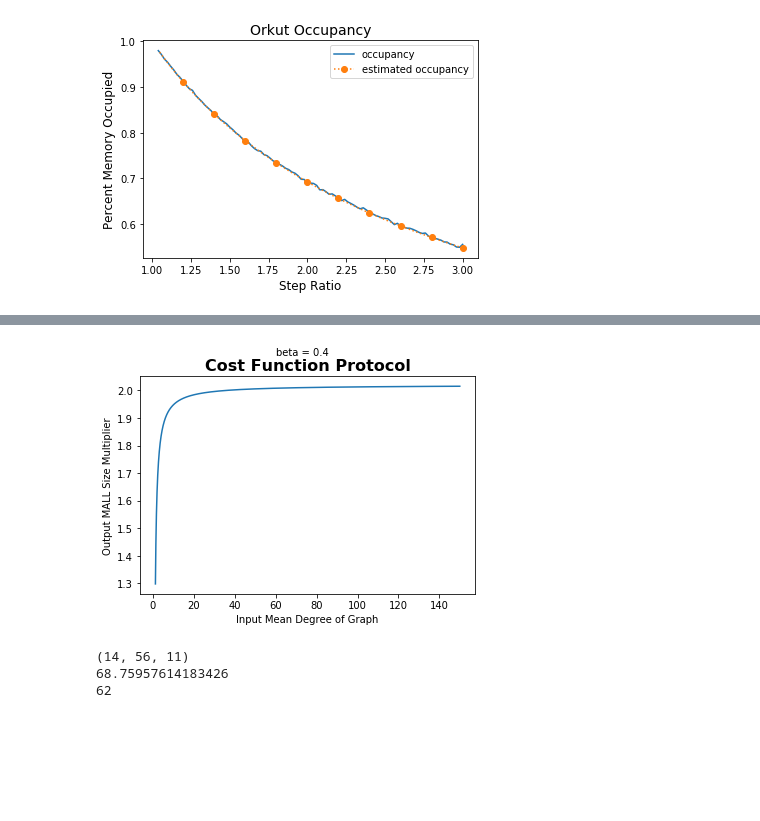
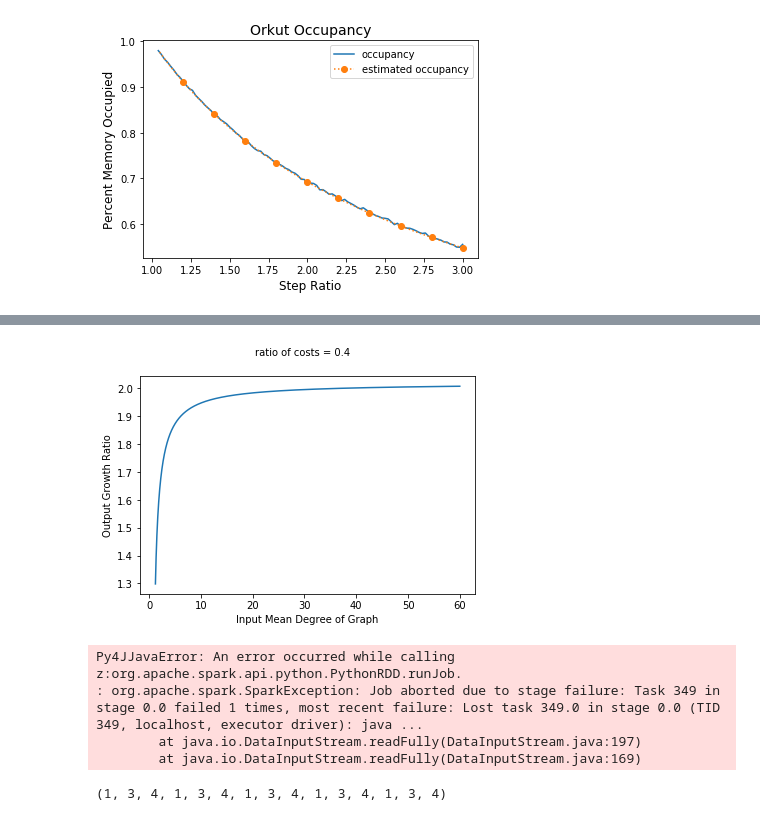
Before and after one commit to AaEll/MonteCarlo_simulator, a Jupyter notebook: Experiments_Generalized-CHECKPOINT.ipynb, the cells around one changed output, grey strips where cells are left out. Drawn from its saved outputs; the diff is of its cells as text; code cells hidden in the pictures; blank space fills up the shorter version.

```diff
--- a/Experiments_Generalized-CHECKPOINT.ipynb
+++ b/Experiments_Generalized-CHECKPOINT.ipynb
@@ -230,40 +240,79 @@ array([1.02    , 1.040625, 1.06125 , 1.081875, 1.1025  , 1.123125,
 # %%
 import math
 from scipy.optimize import fsolve
 
 reduced_cost_derivative = lambda a,b: lambda x : 1+(1-a)*x**(2-a)\
                                              +((b-1)*(2-a))*(x)**(1-a)
 beta = .4
 initial_guess = 1.5
 Y = []
-X = np.linspace(1.2,150,20000)
+X = np.linspace(1.2,60,20000)
 for m in X:
     alpha = (2*m-1)/(m-1)
     result = fsolve(reduced_cost_derivative(alpha,beta), initial_guess)[0]
     Y.append(result)
 plt.plot(X,Y)
 
 alpha  = 2.0237927571316328
 result = fsolve(reduced_cost_derivative(alpha,beta), initial_guess)[0]
 
-plt.title("Cost Function Protocol", fontsize=16, fontweight='bold')
-plt.suptitle("beta = {}".format(beta), fontsize=10)
+#plt.title("Cost Function Protocol", fontsize=16, fontweight='bold')
+plt.suptitle("ratio of costs = {}".format(beta), fontsize=10)
 plt.xlabel("Input Mean Degree of Graph")
-plt.ylabel("Output MALL Size Multiplier")
+plt.ylabel("Output Growth Ratio")
 plt.show()
 # %% [output]
-[figure, old version]
+[figure, new version]
-# %%
-power = 13
-ratio = 1.25
-sum_cutoff(ratio,power)
-print((ratio**power-1)/(ratio-1))
-s = 0
-
-for i in range(power):
-    s+=math.floor(ratio**i)
-print(s)
-# %% [output]
-(14, 56, 11)
-68.75957614183426
-62
+# %%
+'''import struct
+
+
+def bytes_from_file(filename, chunksize=32):
+    edge_degrees = {}
+    with open(filename, "rb") as f:
+        edges = f.read(chunksize*2)
+        i=0
+        while edges:
+            i+=1
+            if i%100==0:
+                assert(0)
+            memArray = np.frombuffer(edges, dtype=np.int32)
+
+            if memArray[0] in edge_degrees:
+                edge_degrees[memArray[0]] += 1
+            else:
+                edge_degrees[memArray[0]] = 1
+            if memArray[1] in edge_degrees:
+                edge_degrees[memArray[1]] += 1
+            else:
+                edge_degrees[memArray[1]] = 1
+            edges = f.read(chunksize*2)
+    print("HERE")
+    return edge_degrees
+
+
+edge_degrees = bytes_from_file('data/twitter')'''
+from pyspark.sql import SparkSession
+from pyspark import SparkContext
+
+sc= SparkContext()
+spark = SparkSession(sc)
+
+
+twitter_data = sc.binaryRecords("data/twitter",32)
+counts = twitter_data.map(lambda id_: (id_, 1)).reduceByKey(lambda a, b: a + b)\
+            .values().map(lambda id_: (id_, 1)).reduceByKey(lambda a, b: a + b)
+counts.toDF().write \
+    .format('com.databricks.spark.csv') \
+    .save('data/twitter/twitterParsed.csv')
+# %% [output]
+Py4JJavaError: An error occurred while calling z:org.apache.spark.api.python.PythonRDD.runJob.
+: org.apache.spark.SparkException: Job aborted due to stage failure: Task 349 in stage 0.0 failed 1 times, most recent failure: Lost task 349.0 in stage 0.0 (TID 349, localhost, executor driver): java ...
+        at java.io.DataInputStream.readFully(DataInputStream.java:197)
+        at java.io.DataInputStream.readFully(DataInputStream.java:169)
+# %%
+"""A = 2.028078380403372
+estimated_mean(A,1,2,3)"""
+(1,3,4)*5
+# %% [output]
+(1, 3, 4, 1, 3, 4, 1, 3, 4, 1, 3, 4, 1, 3, 4)
```
Also changed, not shown: parts of 6 cells of this notebook, 1 other file.
